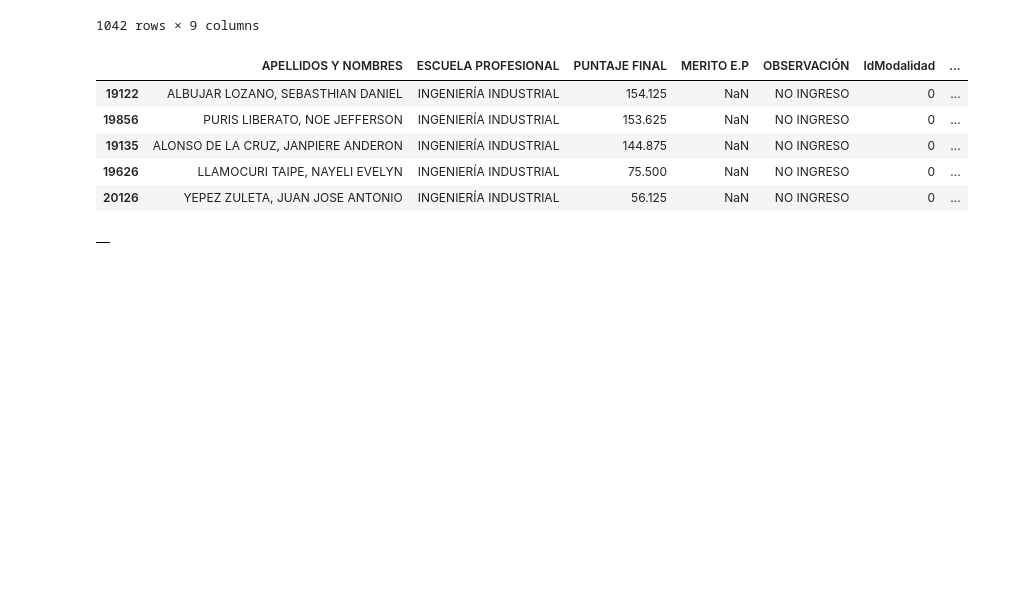
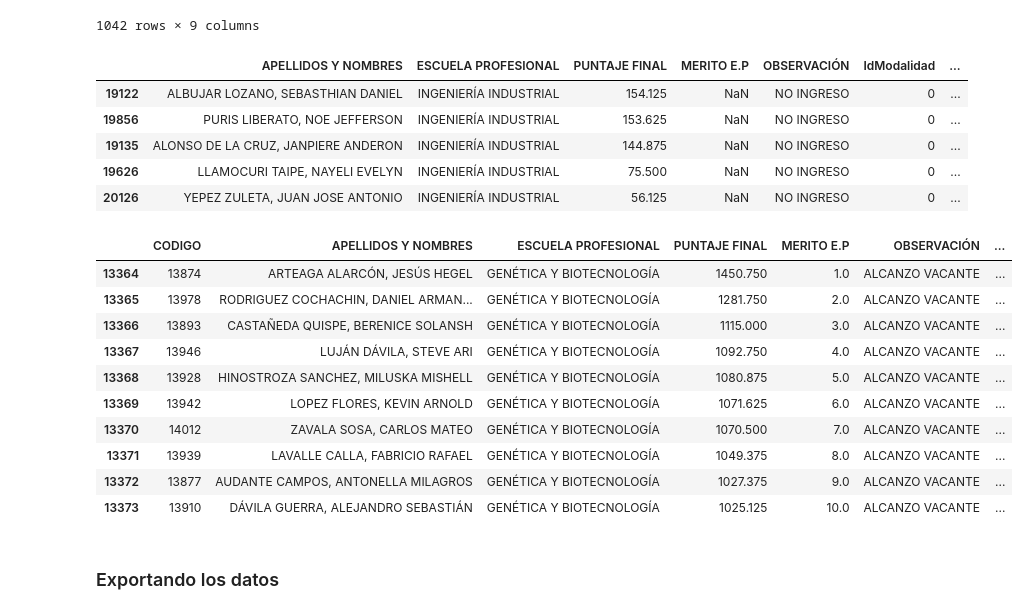
Before and after one commit to jhonvelasque/ETL_del_examen_de_admision_UNMSM2023, a Jupyter notebook: WebScrapingExamen/2_NormalizacionDatos.ipynb, the cells around one changed output. Cells and saved outputs as stored; diff of their text form; code cells hidden in the pictures; blank space fills up the shorter version.

```diff
--- a/WebScrapingExamen/2_NormalizacionDatos.ipynb
+++ b/WebScrapingExamen/2_NormalizacionDatos.ipynb
@@ -441,5 +441,5 @@ tabla=[[k,v.upper()] for k,values in carreras_areas.items() for v in values]
 #revisaar si la tabla auxilair esta biencontruida
 tabla_aux=pd.DataFrame(tabla,columns=['AREA','CARRERA'])
 # %%
-df_carrera=df_carrera.merge(tabla_aux, how='inner', left_on='Carrera', right_on='CARRERA')
+df_carrera=df_carrera.merge(tabla_aux, how='left', left_on='Carrera', right_on='CARRERA')
 # %%
@@ -569,9 +581,6 @@ merito.tail()
 df_resultados_imputado=pd.DataFrame()
 for modalidad in df_resultados['IdModalidad'].unique():
     for carrera in df_resultados['IdCarrera'].unique():
-        df_auxiliar=df_resultados[(df_resultados['IdModalidad']==modalidad) & (df_resultados['IdCarrera']==carrera)]
-        merito =[i+1 for i in range(len(df_auxiliar))]
+        df_auxiliar=df_resultados[(df_resultados['IdModalidad']==modalidad) & (df_resultados['IdCarrera']==carrera)].sort_values(by=['PUNTAJE FINAL','APELLIDOS Y NOMBRES'],ascending=False).reset_index( )
+        df_auxiliar['Merito']=[i+1 for i in range(len(df_auxiliar))]
+        df_resultados_imputado = pd.concat([df_resultados_imputado, df_auxiliar], ignore_index=True)
-# %%
-df_resultados_imputado
-# %% [output]
-|  |
@@ -579,0 +587,17 @@ df_resultados_imputado
+# %%
+
+df_resultados_imputado.rename(columns={'index': 'CODIGO'}, inplace=True)
+df_resultados_imputado[(df_resultados_imputado['IdModalidad']==0) & (df_resultados_imputado['IdCarrera']==102)].sort_values(by=['PUNTAJE FINAL','APELLIDOS Y NOMBRES'],ascending=False).head(10)
+# nos dimos cuenta
+# %% [output]
+|  | CODIGO | APELLIDOS Y NOMBRES | ESCUELA PROFESIONAL | PUNTAJE FINAL | MERITO E.P | OBSERVACIÓN | ... |
+| 13364 | 13874 | ARTEAGA ALARCÓN, JESÚS HEGEL | GENÉTICA Y BIOTECNOLOGÍA | 1450.750 | 1.0 | ALCANZO VACANTE | ... |
+| 13365 | 13978 | RODRIGUEZ COCHACHIN, DANIEL ARMAN... | GENÉTICA Y BIOTECNOLOGÍA | 1281.750 | 2.0 | ALCANZO VACANTE | ... |
+| 13366 | 13893 | CASTAÑEDA QUISPE, BERENICE SOLANSH | GENÉTICA Y BIOTECNOLOGÍA | 1115.000 | 3.0 | ALCANZO VACANTE | ... |
+| 13367 | 13946 | LUJÁN DÁVILA, STEVE ARI | GENÉTICA Y BIOTECNOLOGÍA | 1092.750 | 4.0 | ALCANZO VACANTE | ... |
+| 13368 | 13928 | HINOSTROZA SANCHEZ, MILUSKA MISHELL | GENÉTICA Y BIOTECNOLOGÍA | 1080.875 | 5.0 | ALCANZO VACANTE | ... |
+| 13369 | 13942 | LOPEZ FLORES, KEVIN ARNOLD | GENÉTICA Y BIOTECNOLOGÍA | 1071.625 | 6.0 | ALCANZO VACANTE | ... |
+| 13370 | 14012 | ZAVALA SOSA, CARLOS MATEO | GENÉTICA Y BIOTECNOLOGÍA | 1070.500 | 7.0 | ALCANZO VACANTE | ... |
+| 13371 | 13939 | LAVALLE CALLA, FABRICIO RAFAEL | GENÉTICA Y BIOTECNOLOGÍA | 1049.375 | 8.0 | ALCANZO VACANTE | ... |
+| 13372 | 13877 | AUDANTE CAMPOS, ANTONELLA MILAGROS | GENÉTICA Y BIOTECNOLOGÍA | 1027.375 | 9.0 | ALCANZO VACANTE | ... |
+| 13373 | 13910 | DÁVILA GUERRA, ALEJANDRO SEBASTIÁN | GENÉTICA Y BIOTECNOLOGÍA | 1025.125 | 10.0 | ALCANZO VACANTE | ... |
@@ -579,0 +606,2 @@ df_resultados_imputado
+# %% [markdown]
+### Exportando los datos
```
Also changed, not shown: parts of 12 cells of this notebook, 7 other files.
